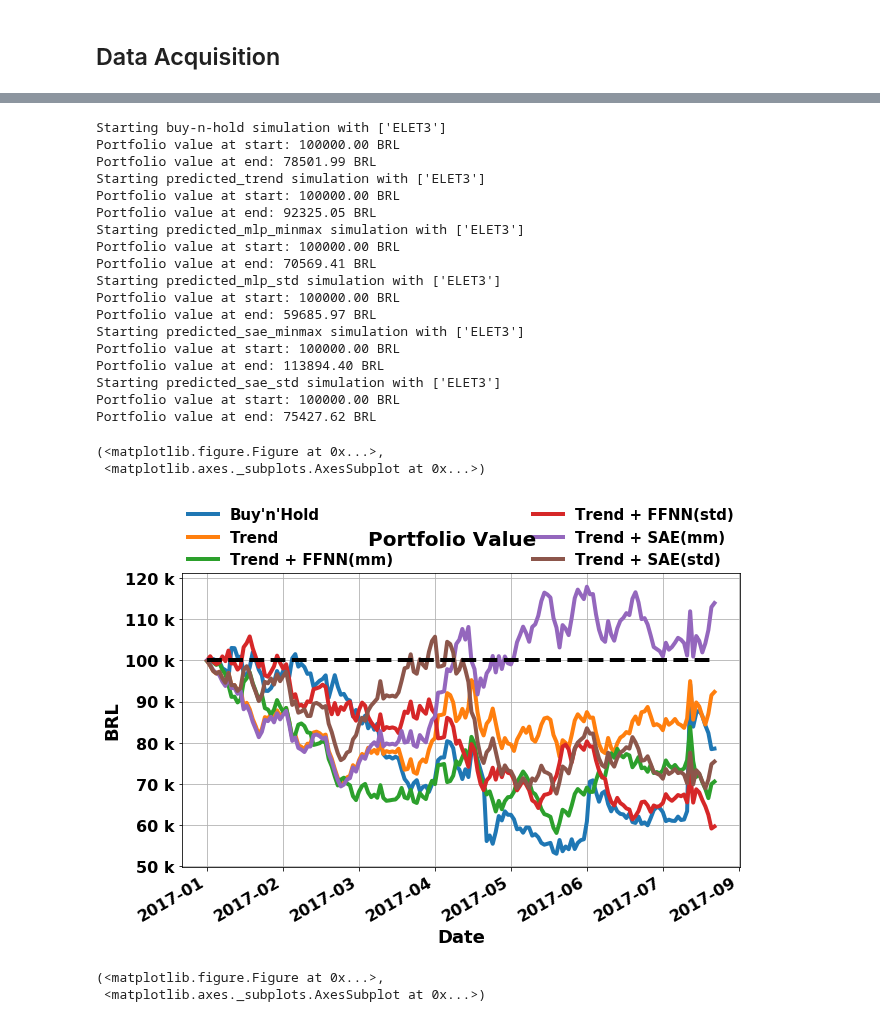
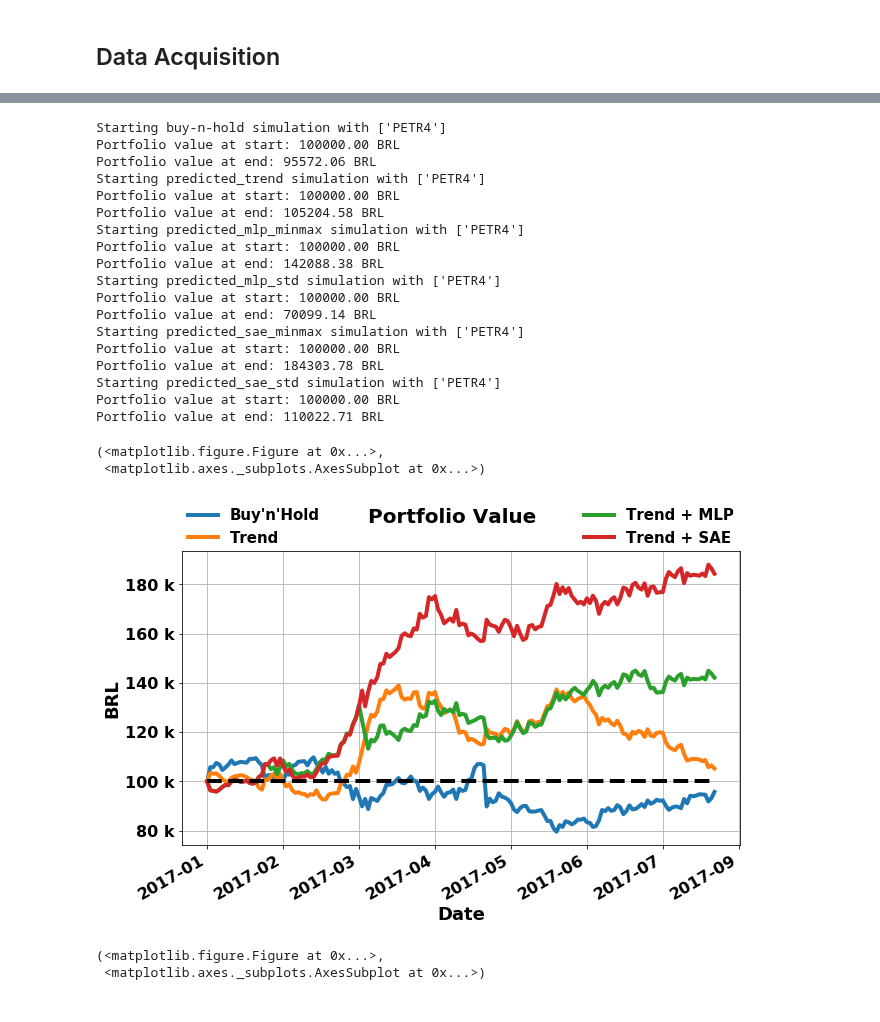
Before and after one commit to danilofrp/neural-stocks, a Jupyter notebook: notebooks/Backtesting/Backtesting2.ipynb, the cells around one changed output, grey strips where cells are left out. Cells and saved outputs as stored; diff of their text form; code cells hidden in the pictures.

```diff
--- a/notebooks/Backtesting/Backtesting2.ipynb
+++ b/notebooks/Backtesting/Backtesting2.ipynb
@@ -641,11 +641,11 @@ assetsToUse = [
                #'BRFS3',
                #'BVMF3',
                #'CCRO3',
-               'ELET3',
+               #'ELET3',
                #'ITUB4',
                #'KROT3',
                #'LAME4',
-               #'PETR4',
+               'PETR4',
                #'SUZB5',
                #'USIM5',
                #'VALE5',
@@ -751,56 +751,56 @@ bt.simulate(strategy = 'predicted', start = startDate, end = endDate, initialFun
 
 # bt.simulate(strategy = 'predicted', start = startDate, end = endDate, initialFunds = initialFunds, assetsToUse = assetsToUse,
 #             predicted = {
 #                          'ABEV3': df['ABEV3_Close'],
 #                          'BRFS3': df['BRFS3_Close'],
 #                          'BVMF3': df['BVMF3_Close'],
 #                          'CCRO3': df['CCRO3_Close'],
 #                          'ELET3': df['ELET3_Close'],
 #                          'ITUB4': df['ITUB4_Close'],
 #                          'KROT3': df['KROT3_Close'],
 #                          'LAME4': df['LAME4_Close'],
 #                          'PETR4': df['PETR4_Close'],
 #                          'SUZB5': df['SUZB5_Close'],
 #                          'USIM5': df['USIM5_Close'],
 #                          'VALE5': df['VALE5_Close'],
 #                          'VIVT4': df['VIVT4_Close']
 #                          },
 #             simulationName = 'predicted_perfect', verbose = 0)
 
-bt.plotSimulations(simulations = ['buy-n-hold', 'predicted_trend', 'predicted_mlp_minmax', 'predicted_mlp_std', 'predicted_sae_minmax', 'predicted_sae_std'],
-                   names = ['Buy\'n\'Hold', 'Trend', 'Trend + FFNN(mm)', 'Trend + FFNN(std)', 'Trend + SAE(mm)', 'Trend + SAE(std)'],
-                   legendsize = 15, linewidth = 4.0, figsize = (10,6), linestyle = '-', legendncol = 2,
-                   saveImg = False, saveDir = saveFigDir, saveName = 'backtest', saveFormat = 'pdf'
-                  )
+#bt.plotSimulations(simulations = ['buy-n-hold', 'predicted_trend', 'predicted_mlp_minmax', 'predicted_mlp_std', 'predicted_sae_minmax', 'predicted_sae_std'],
+#                   names = ['Buy\'n\'Hold', 'Trend', 'Trend + FFNN(mm)', 'Trend + FFNN(std)', 'Trend + SAE(mm)', 'Trend + SAE(std)'],
+#                   legendsize = 15, linewidth = 4.0, figsize = (10,6), linestyle = '-', legendncol = 2,
+#                   saveImg = False, saveDir = saveFigDir, saveName = 'backtest', saveFormat = 'pdf'
+#                  )
 
 
-# bt.plotSimulations(simulations = ['buy-n-hold', 'predicted_trend', 'predicted_mlp_minmax', 'predicted_sae_minmax'],
-#                    names = ['Buy\'n\'Hold', 'Trend', 'Trend + FFNN', 'Trend + SAE'],
-#                    legendsize = 15, linewidth = 4.0, figsize = (10,6), linestyle = '-', legendncol = 2,
-#                    saveImg = True, saveDir = saveFigDir, saveName = assetsToUse[0], saveFormat = 'pdf'
-#                   )
+bt.plotSimulations(simulations = ['buy-n-hold', 'predicted_trend', 'predicted_mlp_minmax', 'predicted_sae_minmax'],
+                   names = ['Buy\'n\'Hold', 'Trend', 'Trend + MLP', 'Trend + SAE'],
+                   legendsize = 15, linewidth = 4.0, figsize = (10,6), linestyle = '-', legendncol = 2,
+                   saveImg = True, saveDir = saveFigDir, saveName = assetsToUse[0], saveFormat = 'png'
+                  )
 # %% [output]
-Starting buy-n-hold simulation with ['ELET3']
+Starting buy-n-hold simulation with ['PETR4']
 Portfolio value at start: 100000.00 BRL
-Portfolio value at end: 78501.99 BRL
-Starting predicted_trend simulation with ['ELET3']
+Portfolio value at end: 95572.06 BRL
+Starting predicted_trend simulation with ['PETR4']
 Portfolio value at start: 100000.00 BRL
-Portfolio value at end: 92325.05 BRL
-Starting predicted_mlp_minmax simulation with ['ELET3']
+Portfolio value at end: 105204.58 BRL
+Starting predicted_mlp_minmax simulation with ['PETR4']
 Portfolio value at start: 100000.00 BRL
-Portfolio value at end: 70569.41 BRL
-Starting predicted_mlp_std simulation with ['ELET3']
+Portfolio value at end: 142088.38 BRL
+Starting predicted_mlp_std simulation with ['PETR4']
 Portfolio value at start: 100000.00 BRL
-Portfolio value at end: 59685.97 BRL
-Starting predicted_sae_minmax simulation with ['ELET3']
+Portfolio value at end: 70099.14 BRL
+Starting predicted_sae_minmax simulation with ['PETR4']
 Portfolio value at start: 100000.00 BRL
-Portfolio value at end: 113894.40 BRL
-Starting predicted_sae_std simulation with ['ELET3']
+Portfolio value at end: 184303.78 BRL
+Starting predicted_sae_std simulation with ['PETR4']
 Portfolio value at start: 100000.00 BRL
-Portfolio value at end: 75427.62 BRL
+Portfolio value at end: 110022.71 BRL
 (<matplotlib.figure.Figure at 0x...>,
  <matplotlib.axes._subplots.AxesSubplot at 0x...>)
-[figure, old version]
+[figure, new version]
 # %%
 #teste = pd.concat([df['PETR4_Close_predicted_SAE_mapminmax']['2016-12-29':], bt.dailyData['PETR4'][['Open', 'Close']]['2016-12-29':], bt.history['predicted_sae_std']['portfolioValue']], axis = 1)
 #teste[:'2017-01']
```
Also changed, not shown: parts of 1 cell of this notebook, 5 other files.
